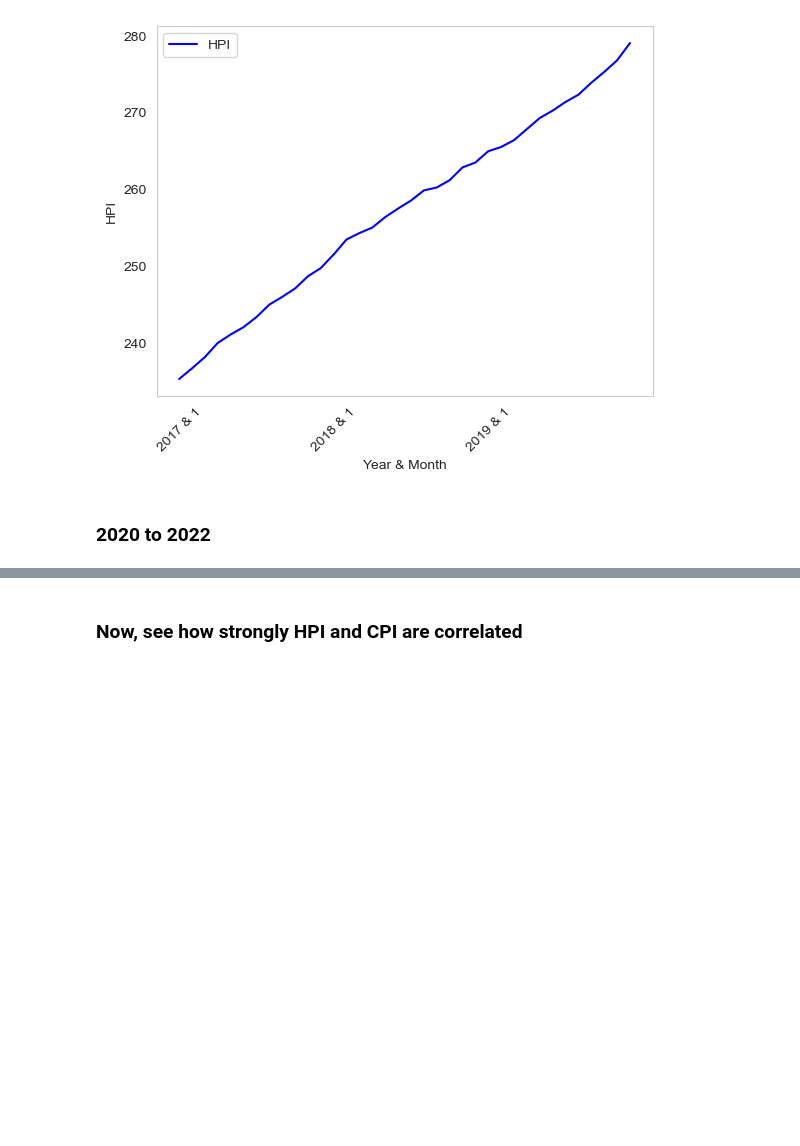
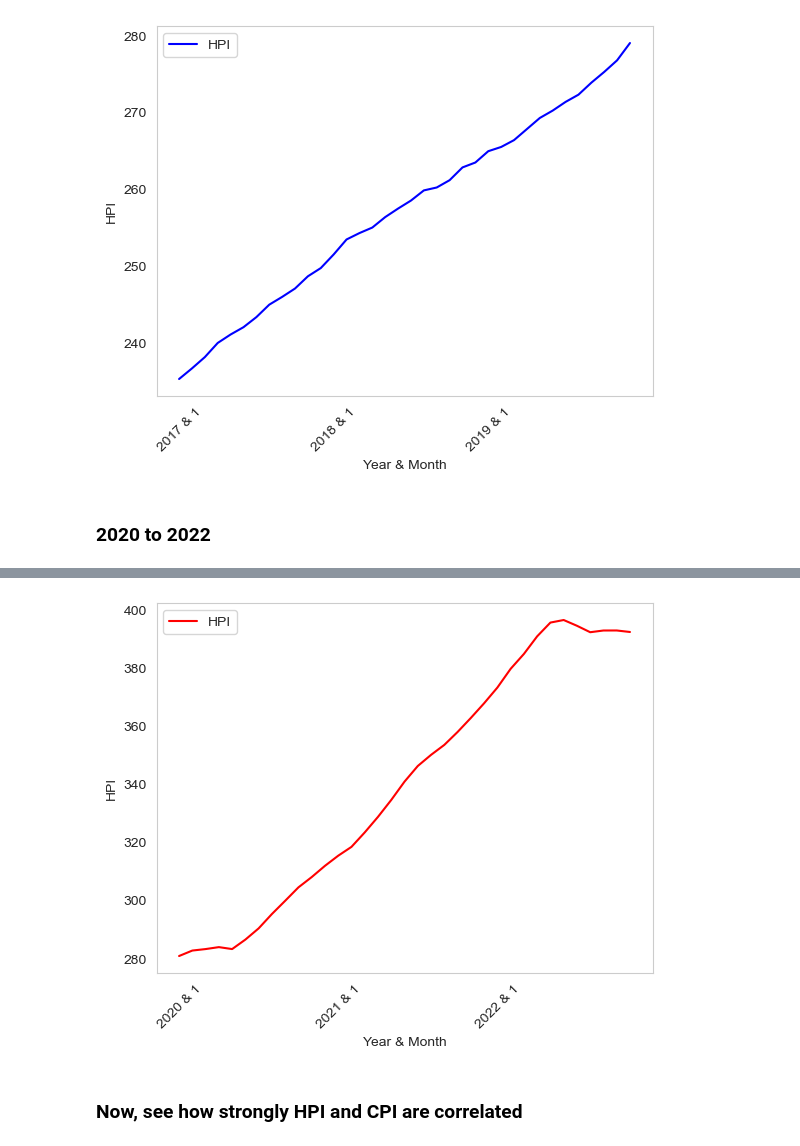
Before and after one commit to wpreeti/Group-8_Project, a Jupyter notebook: HpiCpi_viz/hpi_cpi_viz.ipynb, the cells around one changed output, grey strips where cells are left out. Saved outputs shown, nothing was run; the diff lists cells and outputs as text; code cells hidden in the pictures; blank space fills up the shorter version.

Commit message:
Added all visualizations, no errors, complete graphs

```diff
--- a/HpiCpi_viz/hpi_cpi_viz.ipynb
+++ b/HpiCpi_viz/hpi_cpi_viz.ipynb
@@ -455,6 +437,28 @@ See the caveats in the documentation: https://pandas.pydata.org/pandas-docs/stab
 | 3797 | United States | 2020 | 3 | 283.15 | 2020 & 3 |
 | 3798 | United States | 2020 | 4 | 283.82 | 2020 & 4 |
 | 3799 | United States | 2020 | 5 | 283.15 | 2020 & 5 |
+# %%
+# Line plot for 2020 to 2022 for Index
+x_axis = us_hpi_monthly3['Year & Month3']
+hpi_data = us_hpi_monthly3['Index (SA)']
+
+fig, ax = plt.subplots()
+ax.tick_params(axis='x', rotation=45)
+
+hpi_handle = plt.plot(x_axis, hpi_data, color='red', label="HPI")
+
+every_nth = 12
+for n, label in enumerate(ax.xaxis.get_ticklabels()):
+    if n % every_nth != 0:
+        label.set_visible(False)
+
+ax.legend()
+plt.xlabel('Year & Month')
+plt.ylabel('HPI')
+plt.grid(False)
+plt.show()
+# %% [output]
+[figure, added]
 # %% [markdown]
 ### Now, see how strongly HPI and CPI are correlated
 # %%
```
Also changed, not shown: parts of 7 cells of this notebook.
